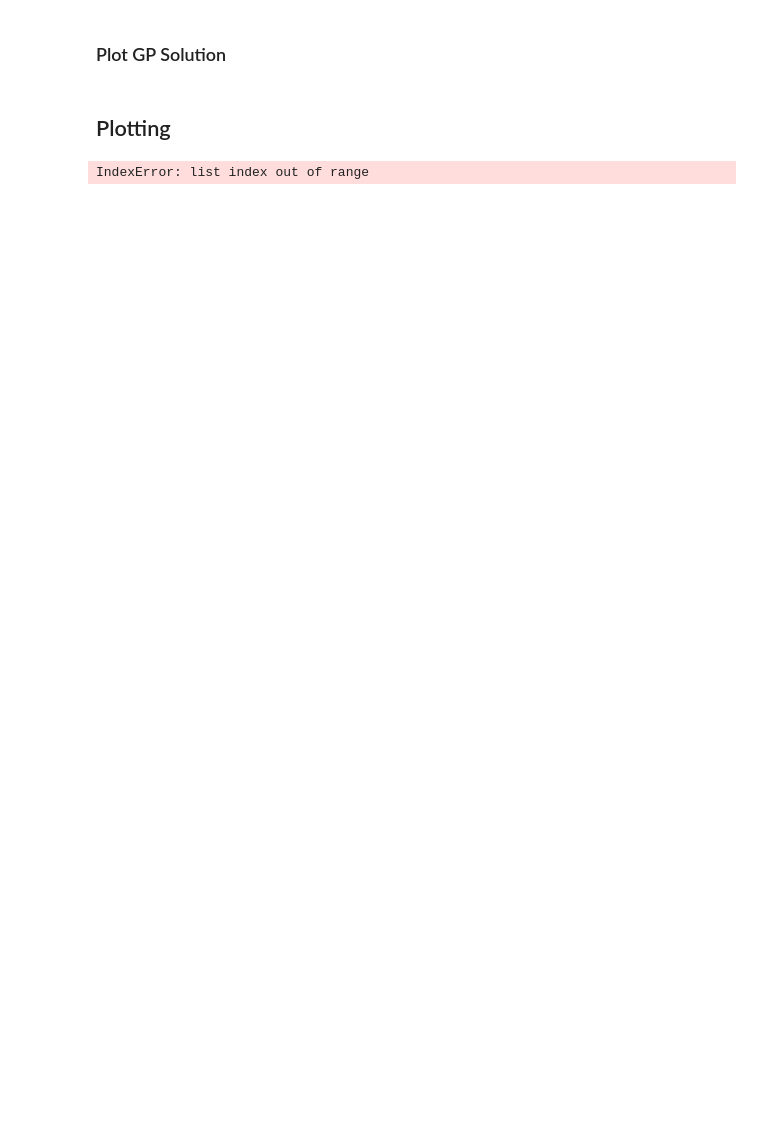
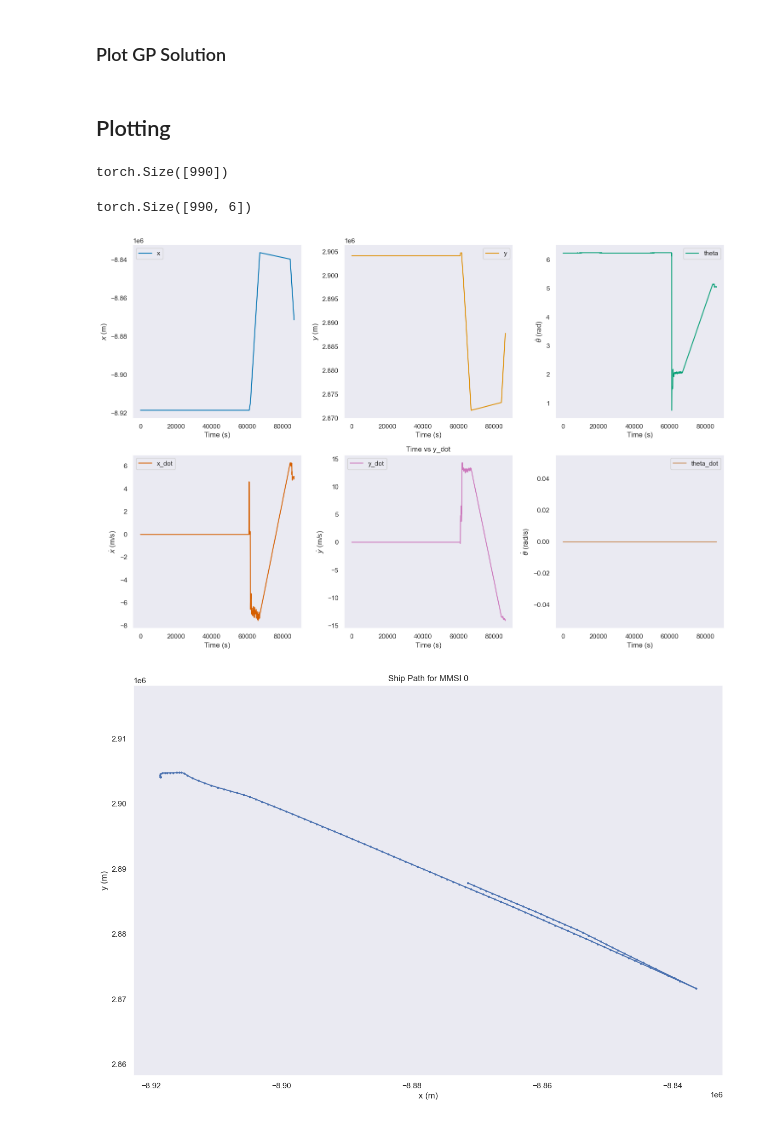
Before and after one commit to Astronauty/raytheon-ais-analysis, a Jupyter notebook: test.ipynb, the cells around one changed output. Cells and saved outputs as stored; diff of their text form; code cells hidden in the pictures; blank space fills up the shorter version.

```diff
--- a/test.ipynb
+++ b/test.ipynb
@@ -130,12 +138,15 @@ plt.show()
 # %% [markdown]
 ## Plotting
 # %%
-mmsi, times, state_trajectory = gp_regression_dataset[1]
+mmsi, times, state_trajectory = gp_regression_dataset[10]
 
 display(times.shape, state_trajectory.shape)
 from plotting_utils import *
 
 plot_single_ship_state_trajectory(0, times, state_trajectory)
 plot_single_ship_path(0, times, state_trajectory)
 # %% [output]
-IndexError: list index out of range
+torch.Size([990])
+torch.Size([990, 6])
+[figure, added]
+[figure, added]
```
Also changed, not shown: parts of 4 cells of this notebook, 3 other files.
